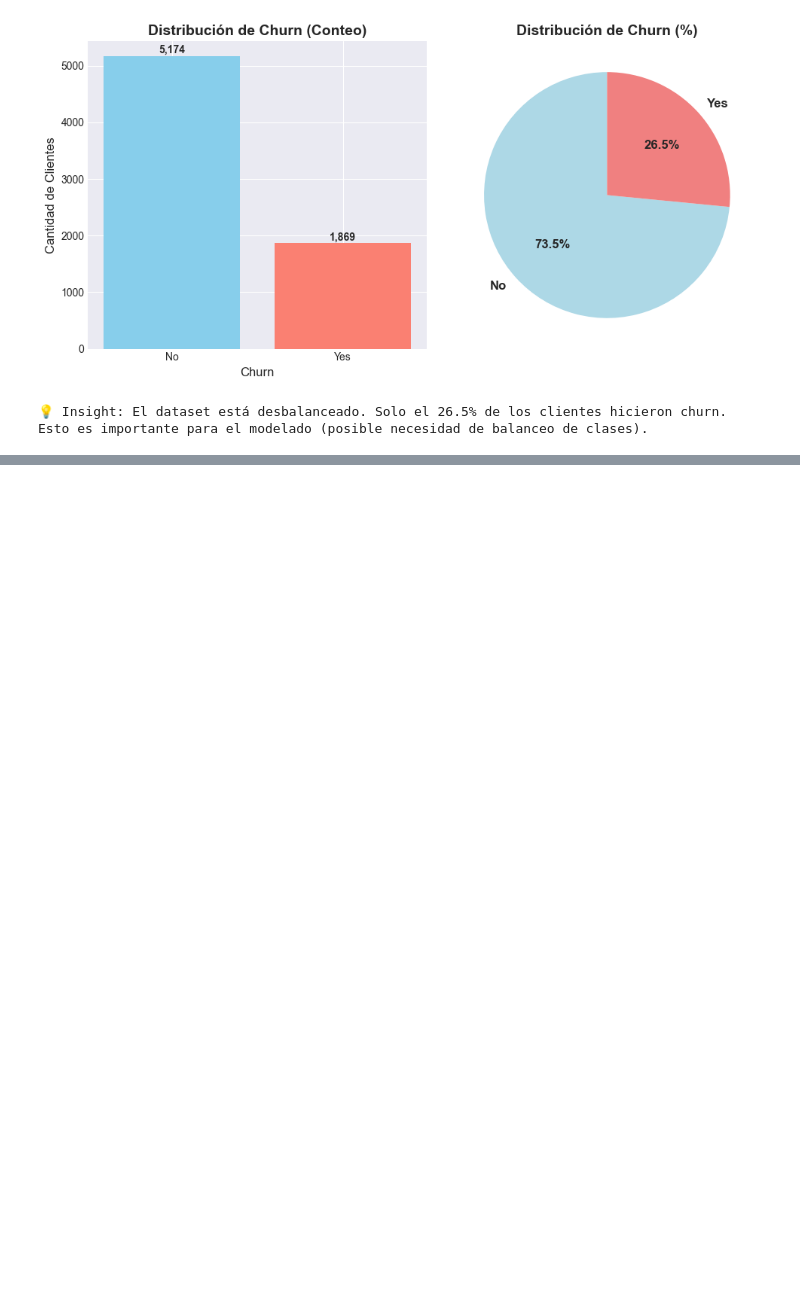
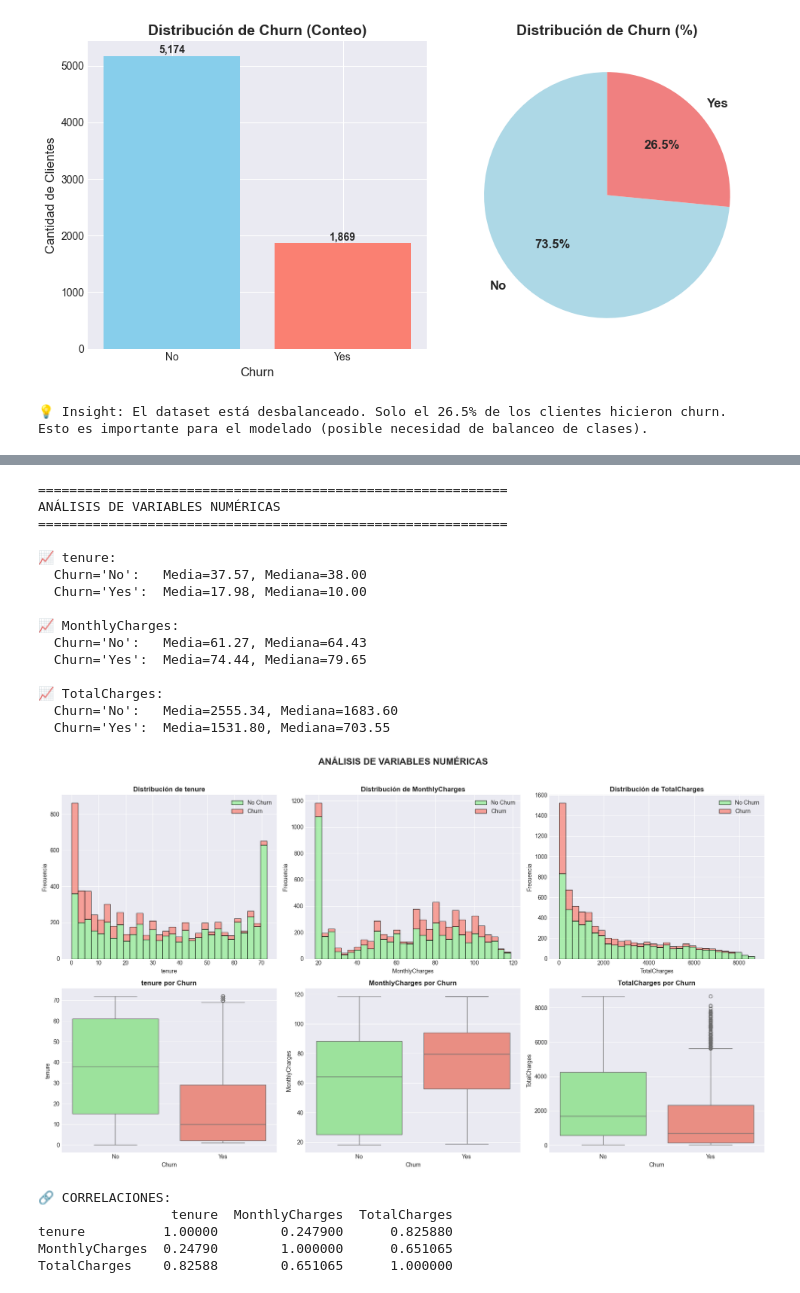
Before and after one commit to melinalarramendy/proyecto-churn-telecom, a Jupyter notebook: notebooks/01_eda_churn_telecom.ipynb, the cells around one changed output, grey strips where cells are left out. Cells and saved outputs as stored; diff of their text form; code cells hidden in the pictures; blank space fills up the shorter version.

```diff
--- a/notebooks/01_eda_churn_telecom.ipynb
+++ b/notebooks/01_eda_churn_telecom.ipynb
@@ -202,0 +352,72 @@ Esto es importante para el modelado (posible necesidad de balanceo de clases).
+# %%
+# Análisis de variables numéricas (MonthlyCharges, TotalCharges, tenure)
+print("=" * 60)
+print("ANÁLISIS DE VARIABLES NUMÉRICAS")
+print("=" * 60)
+
+numeric_cols = ['tenure', 'MonthlyCharges', 'TotalCharges']
+
+# Convertir TotalCharges a numérico (si es string)
+df['TotalCharges'] = pd.to_numeric(df['TotalCharges'], errors='coerce')
+
+fig, axes = plt.subplots(2, 3, figsize=(18, 10))
+
+# Histogramas
+for idx, col in enumerate(numeric_cols):
+    ax = axes[0, idx]
+    # Filtrar valores nulos
+    data = df[col].dropna()
+
+    ax.hist([data[df['Churn'] == 'No'], data[df['Churn'] == 'Yes']],
+            bins=30, stacked=True, label=['No Churn', 'Churn'],
+            color=['lightgreen', 'salmon'], edgecolor='black', alpha=0.7)
+
+    ax.set_title(f'Distribución de {col}', fontsize=12, fontweight='bold')
+    ax.set_xlabel(col)
+    ax.set_ylabel('Frecuencia')
+    ax.legend()
+
+    # Estadísticas
+    print(f"\n📈 {col}:")
+    print(f"  Churn='No':   Media={data[df['Churn'] == 'No'].mean():.2f}, Mediana={data[df['Churn'] == 'No'].median():.2f}")
+    print(f"  Churn='Yes':  Media={data[df['Churn'] == 'Yes'].mean():.2f}, Mediana={data[df['Churn'] == 'Yes'].median():.2f}")
+
+# Boxplots
+for idx, col in enumerate(numeric_cols):
+    ax = axes[1, idx]
+    df_box = df.dropna(subset=[col])
+    sns.boxplot(data=df_box, x='Churn', y=col, ax=ax, palette=['lightgreen', 'salmon'])
+    ax.set_title(f'{col} por Churn', fontsize=12, fontweight='bold')
+    ax.set_xlabel('Churn')
+
+plt.suptitle('ANÁLISIS DE VARIABLES NUMÉRICAS', fontsize=16, fontweight='bold', y=1.02)
+plt.tight_layout()
+plt.show()
+
+# Análisis de correlación
+print("\n🔗 CORRELACIONES:")
+numeric_df = df[numeric_cols].apply(pd.to_numeric, errors='coerce')
+correlation = numeric_df.corr()
+print(correlation)
+# %% [output]
+============================================================
+ANÁLISIS DE VARIABLES NUMÉRICAS
+============================================================
+
+📈 tenure:
+  Churn='No':   Media=37.57, Mediana=38.00
+  Churn='Yes':  Media=17.98, Mediana=10.00
+
+📈 MonthlyCharges:
+  Churn='No':   Media=61.27, Mediana=64.43
+  Churn='Yes':  Media=74.44, Mediana=79.65
+
+📈 TotalCharges:
+  Churn='No':   Media=2555.34, Mediana=1683.60
+  Churn='Yes':  Media=1531.80, Mediana=703.55
+[figure, added]
+🔗 CORRELACIONES:
+                 tenure  MonthlyCharges  TotalCharges
+tenure          1.00000        0.247900      0.825880
+MonthlyCharges  0.24790        1.000000      0.651065
+TotalCharges    0.82588        0.651065      1.000000
```
Also changed, not shown: parts of 5 cells of this notebook, 4 other files.
